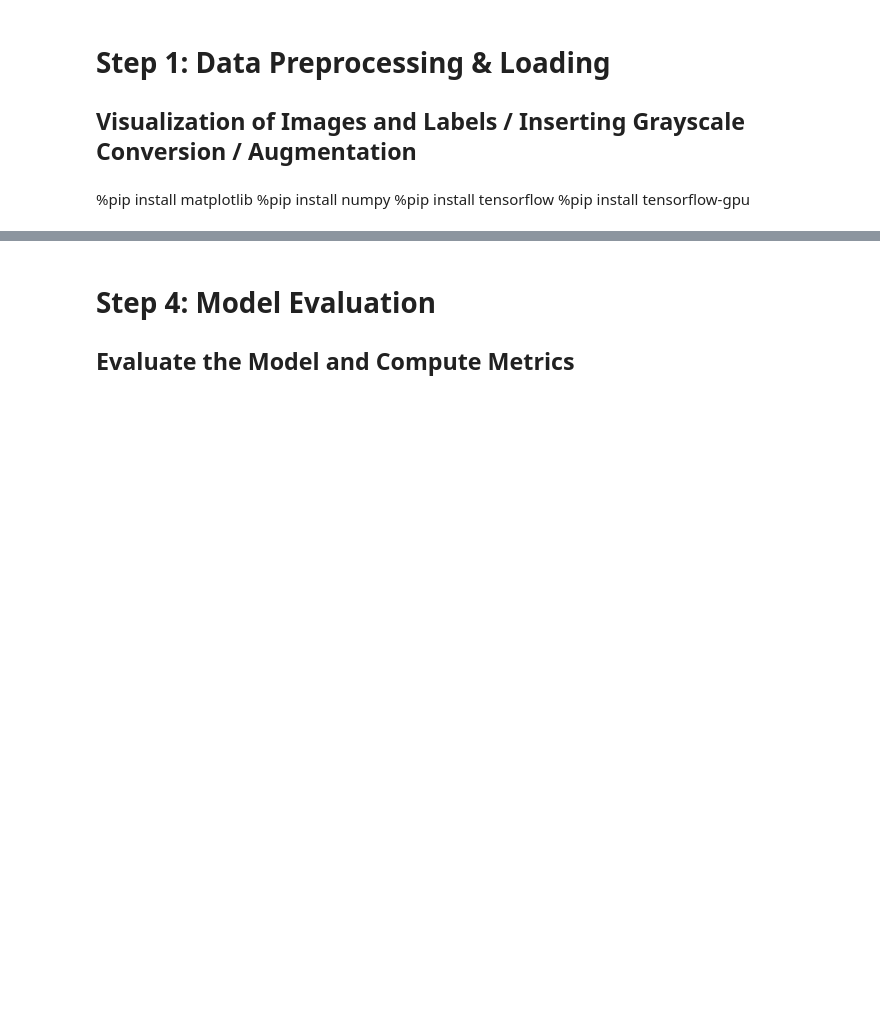
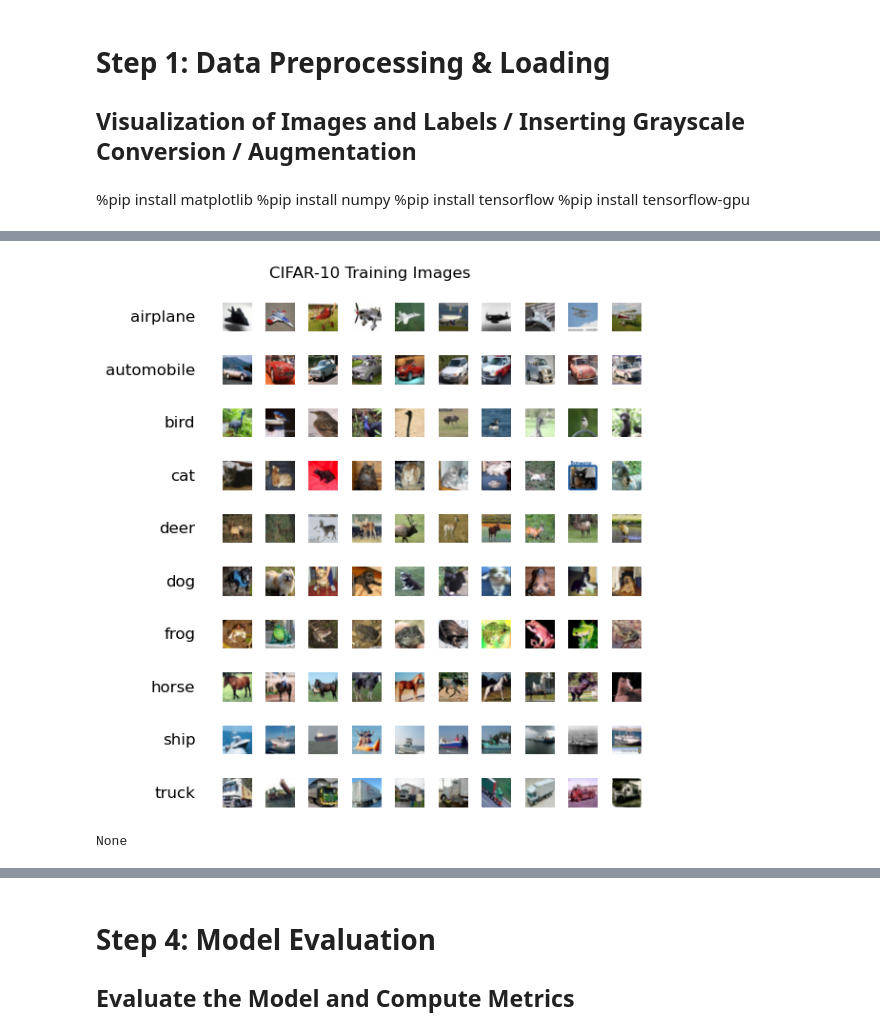
Before and after one commit to ironhack-labs/project-1-deep-learning-image-classification-with-cnn, a Jupyter notebook: Project-1_G5_Submission.ipynb, the cells around one changed output, grey strips where cells are left out. Drawn from its saved outputs; the diff is of its cells as text; code cells hidden in the pictures; blank space fills up the shorter version.

```diff
--- a/Project-1_G5_Submission.ipynb
+++ b/Project-1_G5_Submission.ipynb
@@ -35,35 +40,39 @@ print(x_test.shape, y_test.shape)
 classes = ["airplane", "automobile", "bird", "cat", "deer", "dog", "frog", "horse", "ship", "truck"]
 
 # Function to visualize color images from CIFAR-10 dataset with correct labeling
-def visualize_color_images_with_labels(images, labels, classes, images_per_class=10, title="CIFAR-10 Images"):
+def visualize_images_with_labels(images, labels, classes, images_per_class=10, title="CIFAR-10 Images"):
     num_classes = len(classes)
     total_images = num_classes * images_per_class
 
     plt.figure(figsize=(6, 6))
     image_count = 0
 
     # Loop through class labels to pick images_per_class images per class
     for class_index, class_name in enumerate(classes):
         class_images = images[labels.flatten() == class_index][:images_per_class]
 
         # Loop through the images, arranging them dynamically
         for img in class_images:
             plt.subplot(num_classes, images_per_class, image_count + 1)
             plt.imshow(img)
             plt.axis('off')
 
             # Add class label to the left side of each row
             if image_count % images_per_class == 0:
                 plt.text(-30, 32 // 2, class_name, rotation=0, size='large', va='center', ha='right')
 
             image_count += 1
 
     plt.suptitle(title)
     plt.tight_layout()
     plt.show()
 
 # Visualize color images from the CIFAR-10 training set
-visualize_color_images_with_labels(x_train, y_train, classes, images_per_class=10, title="CIFAR-10 Training Images")
+visualize_color_images = visualize_images_with_labels(x_train, y_train, classes, images_per_class=10, title="CIFAR-10 Training Images")
+print(visualize_color_images)
+# %% [output]
+[figure, added]
+None
 # %%
 # Data Augmentation:
 
```
Also changed, not shown: parts of 16 cells of this notebook, 1 other file.
